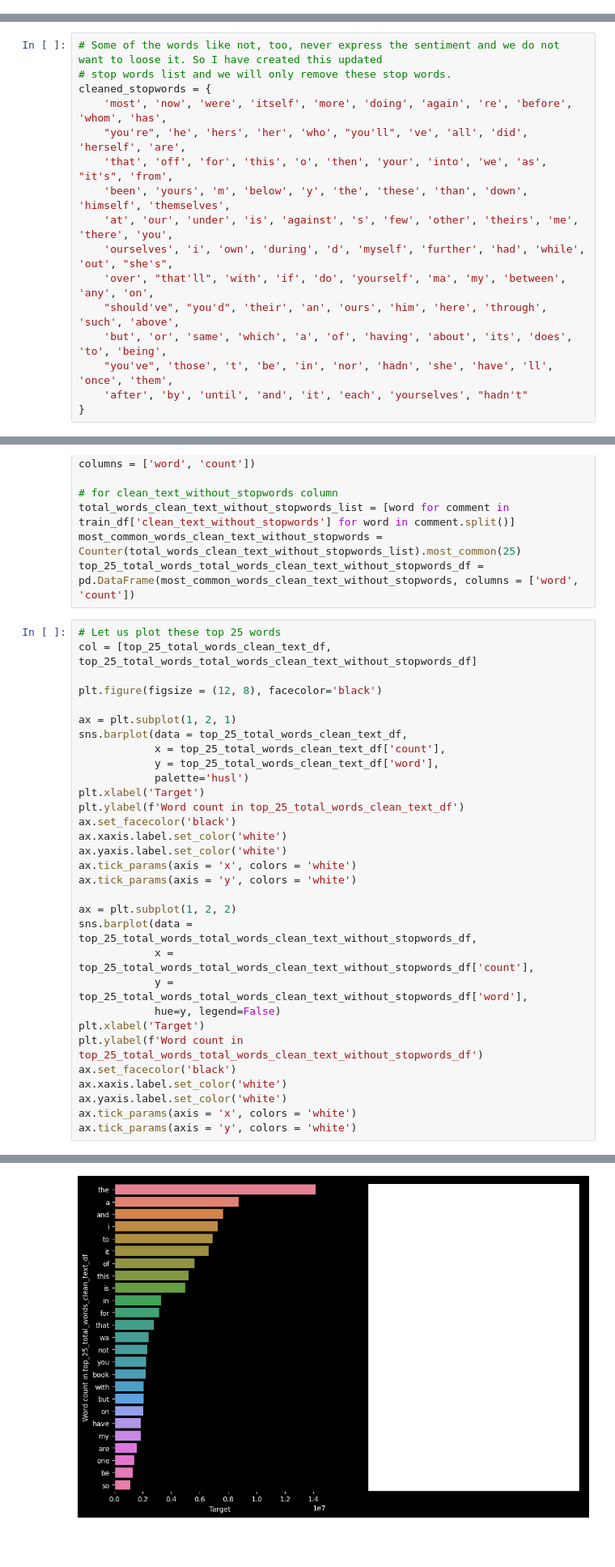
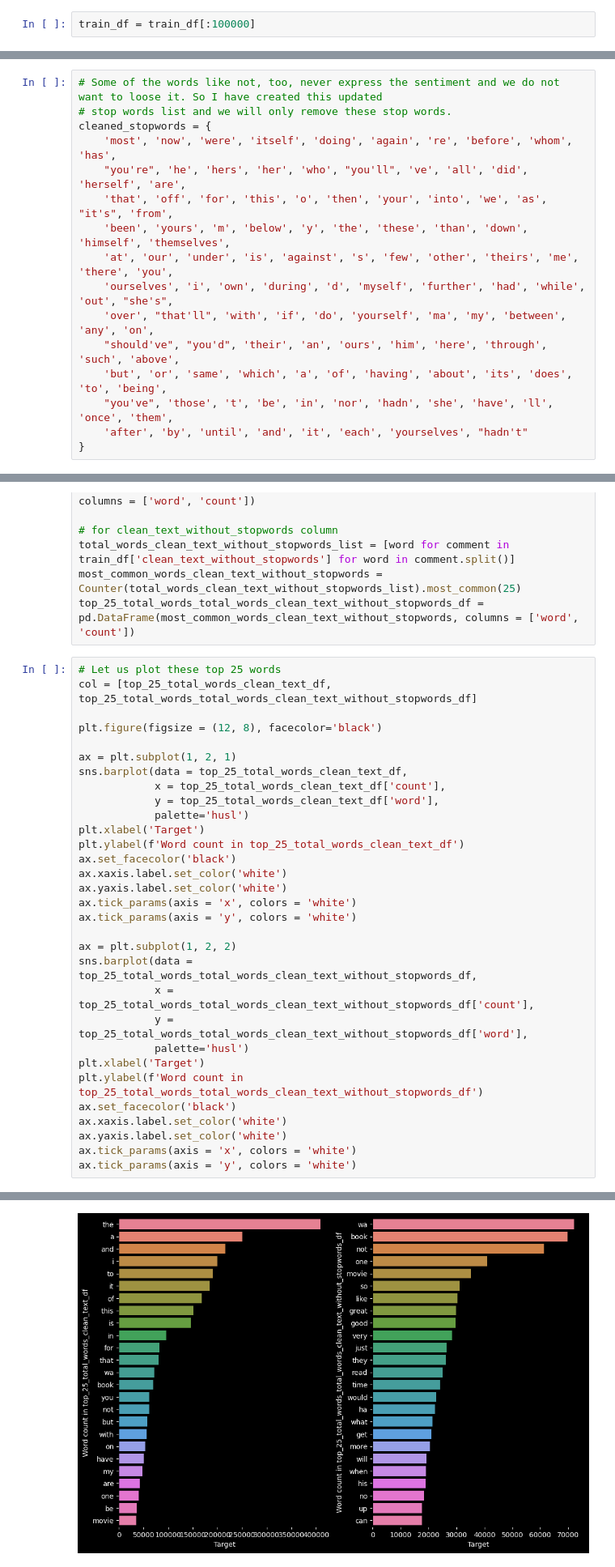
Before and after one commit to Radhika5062/all_in_one_sentiment_analysis, a Jupyter notebook: ml_approach.ipynb, the cells around one changed output, grey strips where cells are left out. Shown at 81% size. Drawn from its saved outputs; the diff is of its cells as text; blank space fills up the shorter version.

```diff
--- a/ml_approach.ipynb
+++ b/ml_approach.ipynb
@@ -25,3 +25,5 @@ test_data = parse_data('Data/test.ft.txt')
 # convert data into dataframe using pandas
 train_df = pd.DataFrame(train_data, columns = ['Target', 'Text'])
 test_df = pd.DataFrame(test_data, columns = ['Target', 'Text'])
+# %%
+train_df = train_df[:100000]
@@ -259,7 +261,7 @@ len(nltk_stopwords)
 # Some of the words like not, too, never express the sentiment and we do not want to loose it. So I have created this updated
 # stop words list and we will only remove these stop words.
 cleaned_stopwords = {
-    'most', 'now', 'were', 'itself', 'more', 'doing', 'again', 're', 'before', 'whom', 'has',
+    'most', 'now', 'were', 'itself', 'doing', 'again', 're', 'before', 'whom', 'has',
     "you're", 'he', 'hers', 'her', 'who', "you'll", 've', 'all', 'did', 'herself', 'are',
     'that', 'off', 'for', 'this', 'o', 'then', 'your', 'into', 'we', 'as', "it's", 'from',
     'been', 'yours', 'm', 'below', 'y', 'the', 'these', 'than', 'down', 'himself', 'themselves',
@@ -416,7 +418,7 @@ ax = plt.subplot(1, 2, 2)
 sns.barplot(data = top_25_total_words_total_words_clean_text_without_stopwords_df,
             x = top_25_total_words_total_words_clean_text_without_stopwords_df['count'],
             y = top_25_total_words_total_words_clean_text_without_stopwords_df['word'],
-            hue=y, legend=False)
+            palette='husl')
 plt.xlabel('Target')
 plt.ylabel(f'Word count in top_25_total_words_total_words_clean_text_without_stopwords_df')
 ax.set_facecolor('black')
@@ -432,4 +437,4 @@ NameError: name 'y' is not defined
-[figure, old version]
+[figure, new version]
 # %% [markdown]
 Observations from the above Bar plots
 WRITE THEM
```
Also changed, not shown: parts of 41 cells of this notebook, 1 other file.
